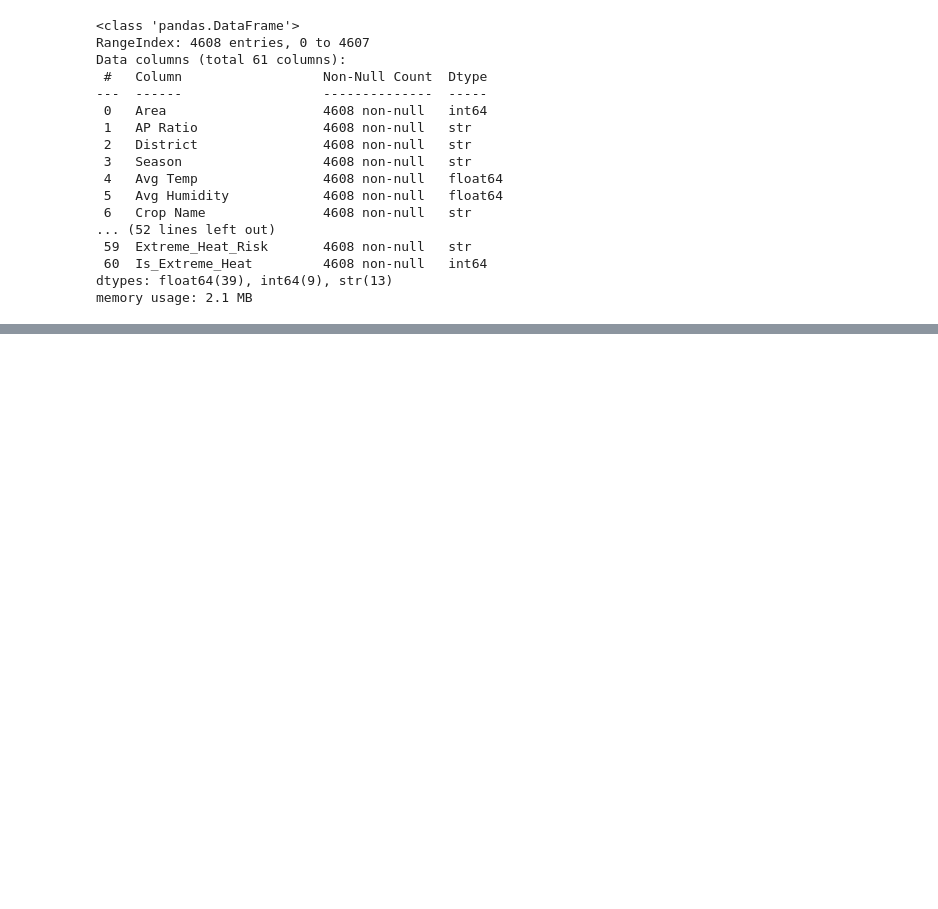
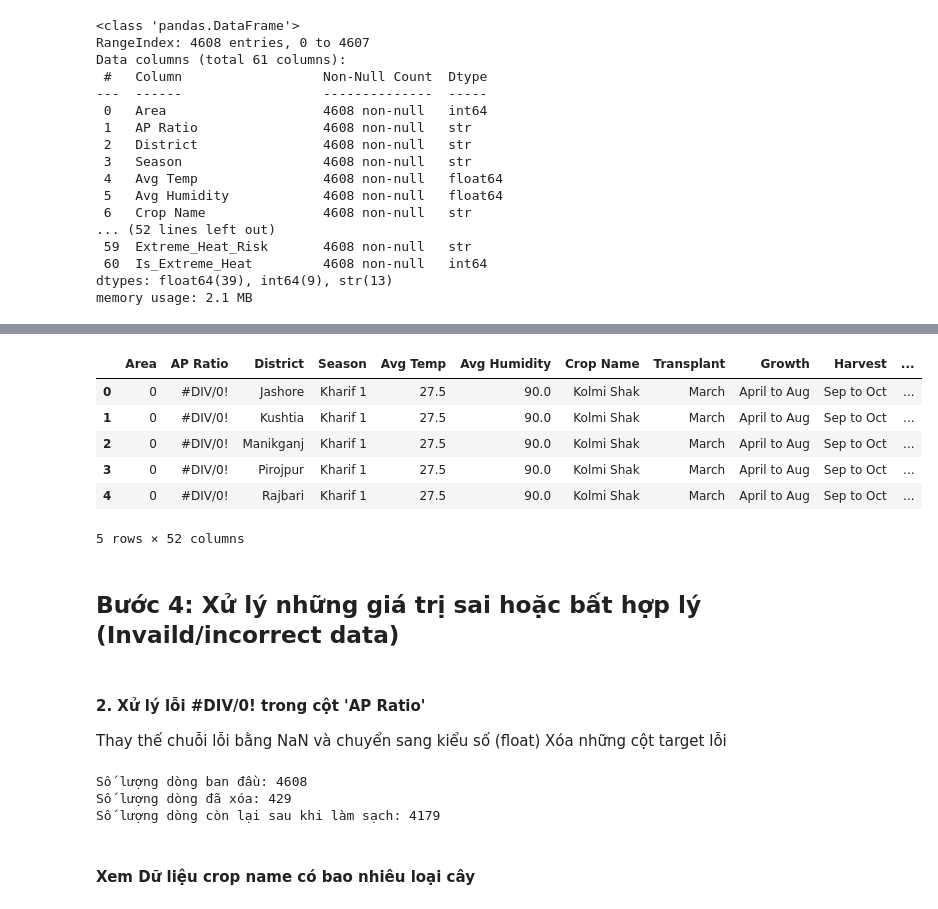
Before and after one commit to Group-9-i-i/ADY201m-Project, a Jupyter notebook: Data Cleaning/Data_cleaning.ipynb, the cells around one changed output, grey strips where cells are left out. Cells and saved outputs as stored; diff of their text form; code cells hidden in the pictures; blank space fills up the shorter version.

Commit message:
Clean data

```diff
--- a/Data Cleaning/Data_cleaning.ipynb
+++ b/Data Cleaning/Data_cleaning.ipynb
@@ -37,0 +47,4 @@ df.head(10)
+# %%
+pd.set_option('display.max_rows', None)
+
+df.isnull().sum()
@@ -37,0 +71,27 @@ df.head(10)
+# %%
+# Danh sách các cột đề xuất xóa
+cols_to_drop = [
+    # 1. Dữ liệu định danh/vị trí không đóng góp vào mô hình chung
+    'grid_log',        # Thường là mã định danh lưới địa lý
+    'valid_points',    # Chỉ số kỹ thuật khi thu thập dữ liệu
+    'Latitude',        # Đã có cột 'District' đại diện cho khu vực
+    'Longitude',       # Đã có cột 'District' đại diện cho khu vực
+
+    # 2. Cột trùng lặp thông tin hoặc tính toán trực tiếp từ cột khác
+    # Các cột Temp_Mean, Temp_Max... thường trùng lặp với Avg Temp, Max Temp
+    'Temp_Mean',       # Trùng lặp với Avg Temp
+    'Temp_Max',        # Trùng lặp với Max Temp
+    'Temp_Min',        # Trùng lặp với Min Temp
+    'Temp_Range',      # Có thể tính bằng Max - Min
+    'Wind_Range'      # Có thể tính bằng Max - Min
+
+    # 3. Cột chứa thông tin về Target (nếu bạn dự báo Production thì xóa AP Ratio và ngược lại)
+    # Ở đây chúng ta giữ AP Ratio làm target chính, nên có thể cân nhắc xóa:
+
+]
+
+# Thực hiện xóa
+df = df.drop(columns=cols_to_drop)
+
+print(f"Số lượng cột còn lại: {df.shape[1]}")
+print("Các cột đã giữ lại bao gồm các chỉ số quan trọng về Soil, NDVI, Weather và Crop Info.")
@@ -37,0 +103,2 @@ df.head(10)
+# %%
+df = df.drop_duplicates()
@@ -37,0 +173,32 @@ df.head(10)
+# %%
+df.head()
+# %% [output]
+|  | Area | AP Ratio | District | Season | Avg Temp | Avg Humidity | Crop Name | Transplant | Growth | Harvest | ... |
+| 0 | 0 | #DIV/0! | Jashore | Kharif 1 | 27.5 | 90.0 | Kolmi Shak | March | April to Aug | Sep to Oct | ... |
+| 1 | 0 | #DIV/0! | Kushtia | Kharif 1 | 27.5 | 90.0 | Kolmi Shak | March | April to Aug | Sep to Oct | ... |
+| 2 | 0 | #DIV/0! | Manikganj | Kharif 1 | 27.5 | 90.0 | Kolmi Shak | March | April to Aug | Sep to Oct | ... |
+| 3 | 0 | #DIV/0! | Pirojpur | Kharif 1 | 27.5 | 90.0 | Kolmi Shak | March | April to Aug | Sep to Oct | ... |
+| 4 | 0 | #DIV/0! | Rajbari | Kharif 1 | 27.5 | 90.0 | Kolmi Shak | March | April to Aug | Sep to Oct | ... |
+5 rows × 52 columns
+# %% [markdown]
+## Bước 4: Xử lý những giá trị sai hoặc bất hợp lý (Invaild/incorrect data)
+# %% [markdown]
+#### 2. Xử lý lỗi #DIV/0! trong cột 'AP Ratio'
+Thay thế chuỗi lỗi bằng NaN và chuyển sang kiểu số (float)
+Xóa những cột target lỗi
+# %%
+initial_count = len(df)
+df['AP Ratio'] = df['AP Ratio'].replace('#DIV/0!', np.nan)
+df['AP Ratio'] = pd.to_numeric(df['AP Ratio'], errors='coerce')
+condition_to_drop = (df['Production'] <= 0) | (df['Area'] <= 0) | (df['AP Ratio'].isna())
+df = df.drop(df[condition_to_drop].index)
+final_count = len(df)
+print(f"Số lượng dòng ban đầu: {initial_count}")
+print(f"Số lượng dòng đã xóa: {initial_count - final_count}")
+print(f"Số lượng dòng còn lại sau khi làm sạch: {final_count}")
+# %% [output]
+Số lượng dòng ban đầu: 4608
+Số lượng dòng đã xóa: 429
+Số lượng dòng còn lại sau khi làm sạch: 4179
+# %% [markdown]
+#### Xem Dữ liệu crop name có bao nhiêu loại cây
```
Also changed, not shown: parts of 18 cells of this notebook, 2 other files.
